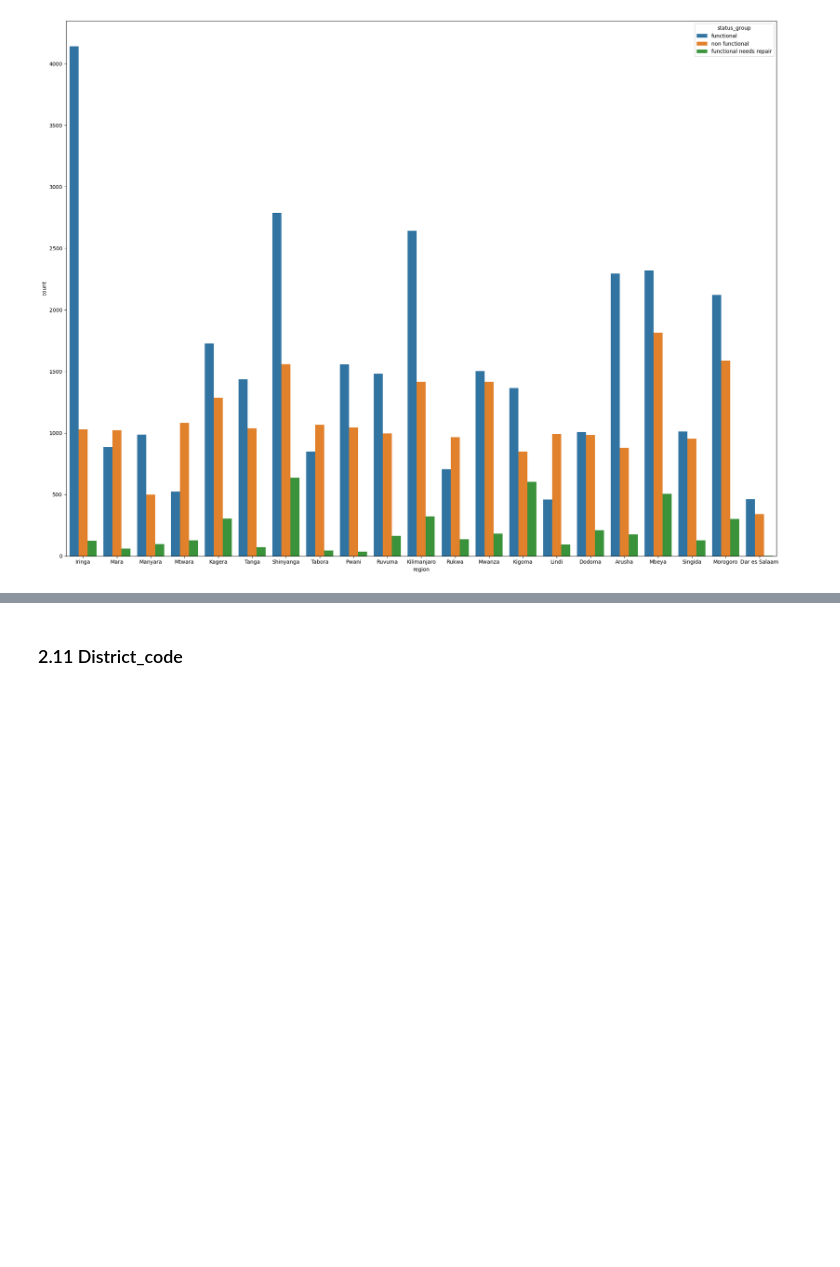
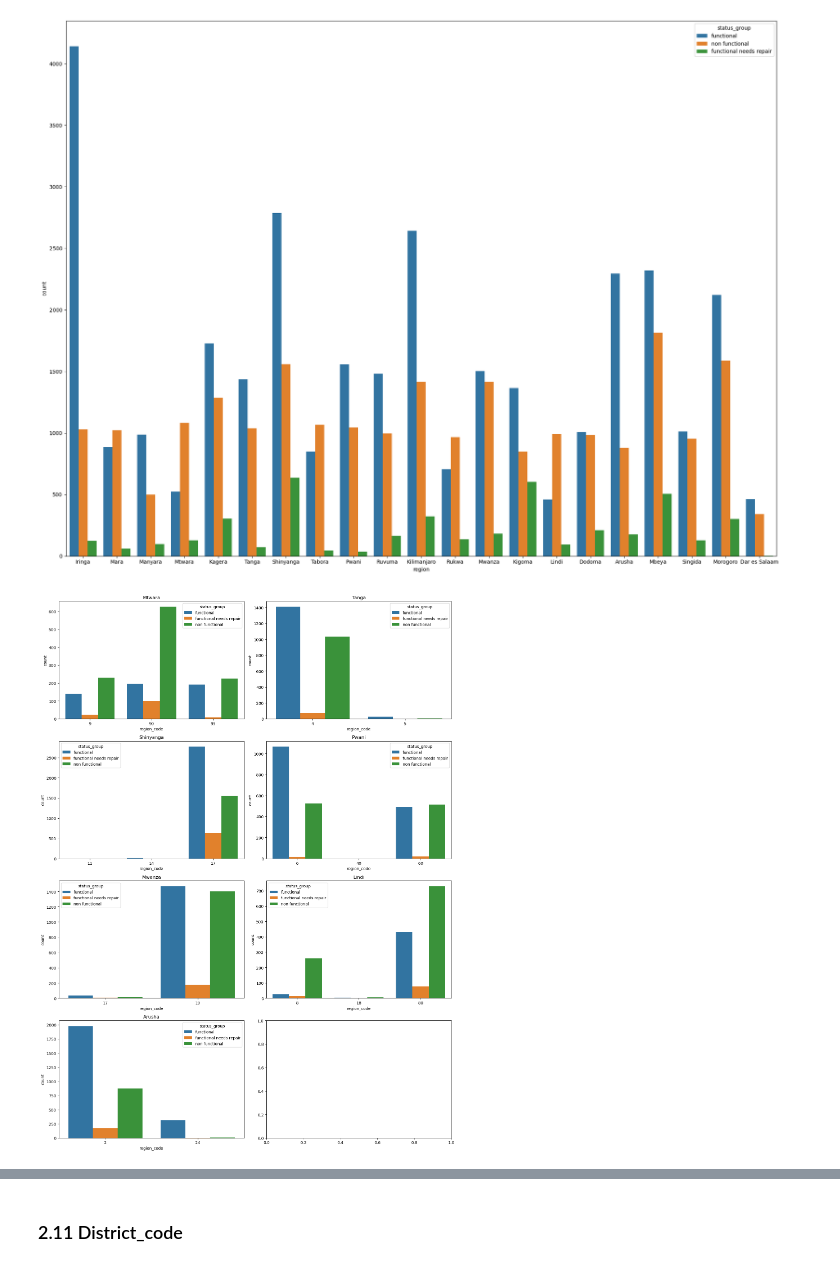
Before and after one commit to ShelbyChai/Pump-it-Up-Data-Mining-the-Water-Table, a Jupyter notebook: Data Mining the Water.ipynb, the cells around one changed output, grey strips where cells are left out. Cells and saved outputs as stored; diff of their text form; code cells hidden in the pictures; blank space fills up the shorter version.

```diff
--- a/Data Mining the Water.ipynb
+++ b/Data Mining the Water.ipynb
@@ -600,5 +621,21 @@ plt.tight_layout()
 plt.show()
 # %% [output]
 [figure]
+# %%
+fig, ax = plt.subplots(4, 2, figsize=(15, 20))
+ax = ax.ravel()
+count = 0
+
+for region in df_train_merged['region'].unique():
+    if df_train_merged.loc[df_train_merged['region'] == region, 'region_code'].unique().shape[0] > 1:
+        df_temp = df_train_merged.loc[df_train_merged['region'] == region].sort_values(by='status_group')
+        sns.countplot(data=df_temp, x='region_code', hue='status_group', ax=ax[count])
+        ax[count].set_title(region)
+        count += 1
+
+plt.tight_layout()
+plt.show()
+# %% [output]
+[figure, added]
 # %% [markdown]
 #### Observation:
```
Also changed, not shown: parts of 34 cells of this notebook.
